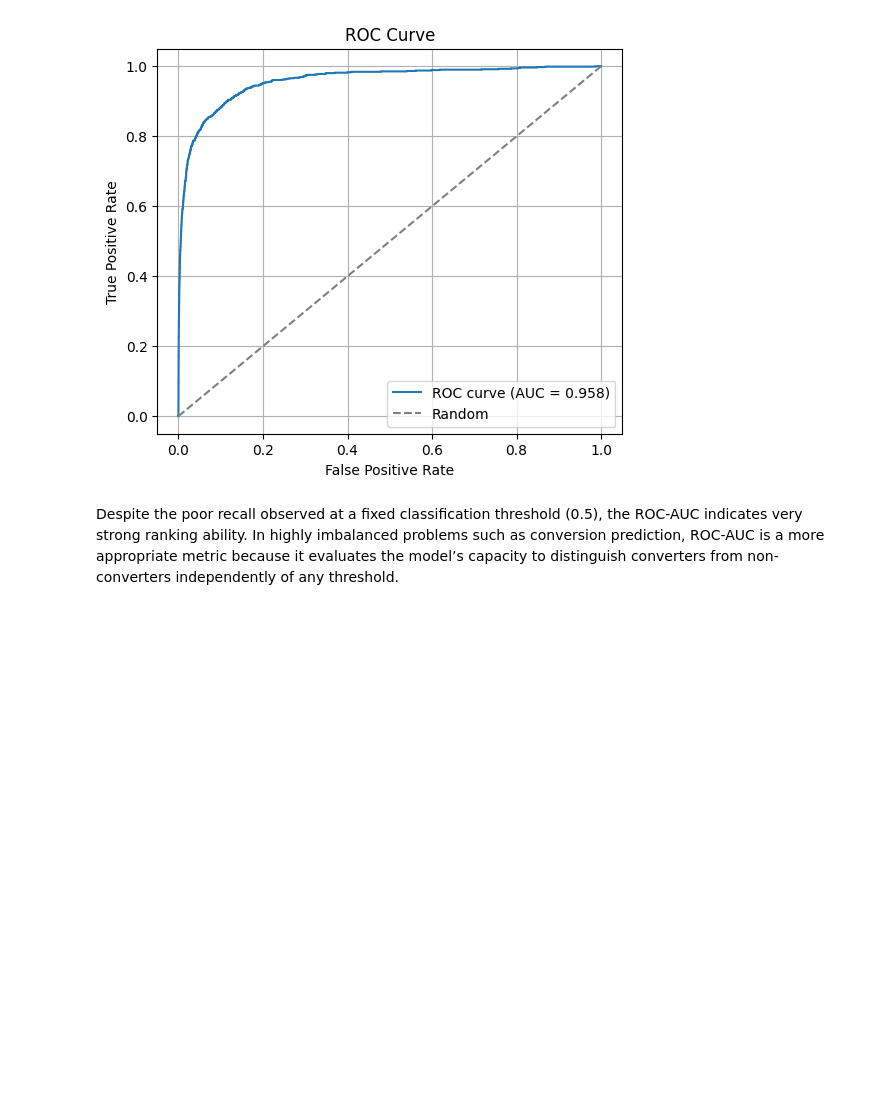
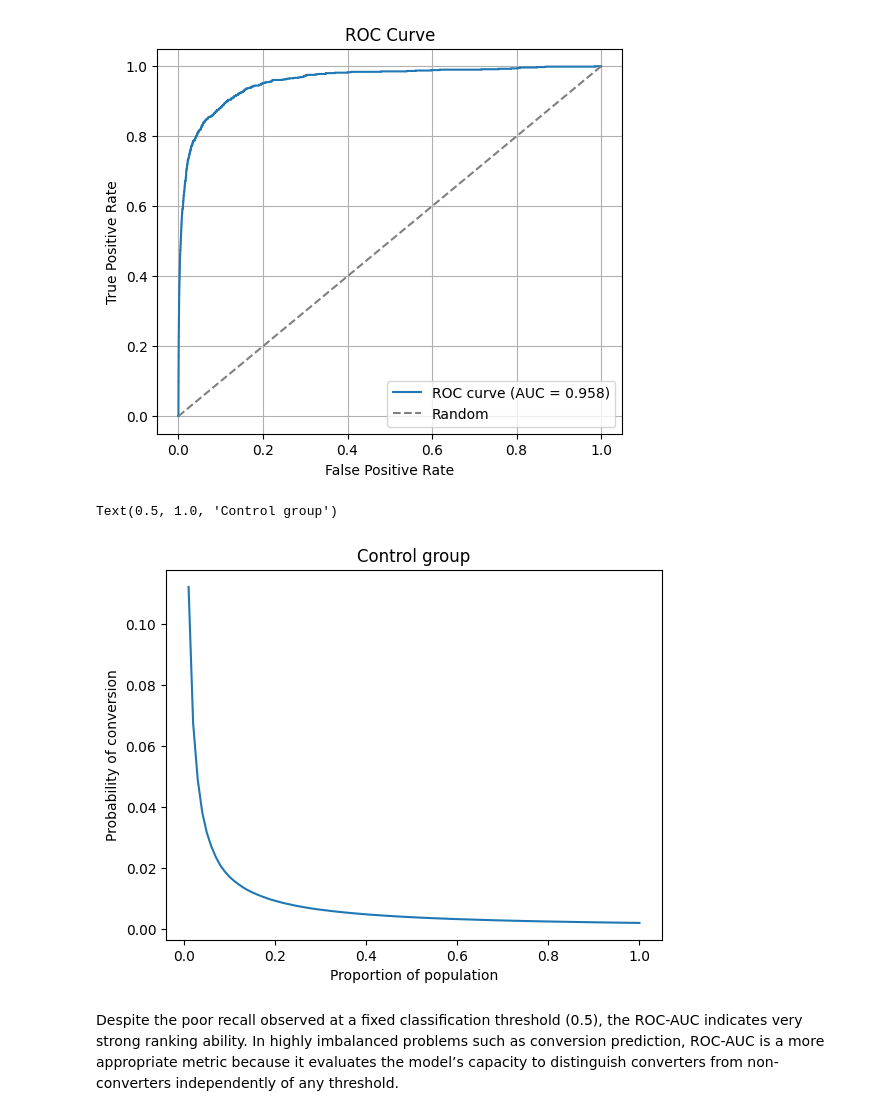
Before and after one commit to IvanMIbarburu/Uplift_marketing_proyect, a Jupyter notebook: notebooks/02_propensity_model.ipynb, the cells around one changed output. Cells and saved outputs as stored; diff of their text form; code cells hidden in the pictures; blank space fills up the shorter version.

Commit message:
grafica baseline en presentacion

```diff
--- a/notebooks/02_propensity_model.ipynb
+++ b/notebooks/02_propensity_model.ipynb
@@ -182,6 +182,31 @@ Accuracy: 0.9980
 Recall:   0.0849
 AUC: 0.9584
 [figure]
+# %%
+df_baseline = X_test
+df_baseline['conversion'] = y_test
+df_baseline['p_conversion'] = y_pred_proba
+
+df_baseline = df_baseline.sort_values('p_conversion', ascending=False).reset_index(drop=True)
+
+percentiles = np.linspace(0.01, 1, 100)
+
+p_percentile = []
+
+for p in percentiles:
+    k = int(p * len(df_baseline))
+    subset = df_baseline.iloc[:k]
+
+    p_percentile.append(subset['conversion'].mean() )
+
+plt.figure()
+plt.plot(percentiles, p_percentile)
+plt.ylabel('Probability of conversion')
+plt.xlabel('Proportion of population')
+plt.title('Control group')
+# %% [output]
+Text(0.5, 1.0, 'Control group')
+[figure, added]
 # %% [markdown]
 Despite the poor recall observed at a fixed classification threshold (0.5), the ROC-AUC indicates very strong ranking ability. In highly imbalanced problems such as conversion prediction, ROC-AUC is a more appropriate metric because it evaluates the model’s capacity to distinguish converters from non-converters independently of any threshold.
 # %% [markdown]
```
Also changed, not shown: 1 other file.
